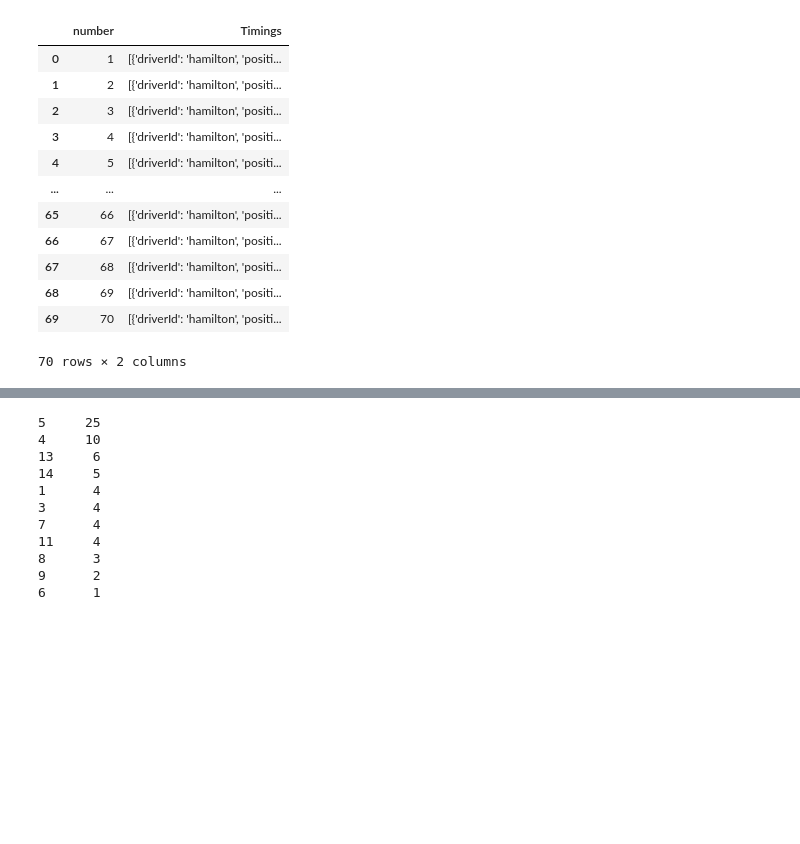
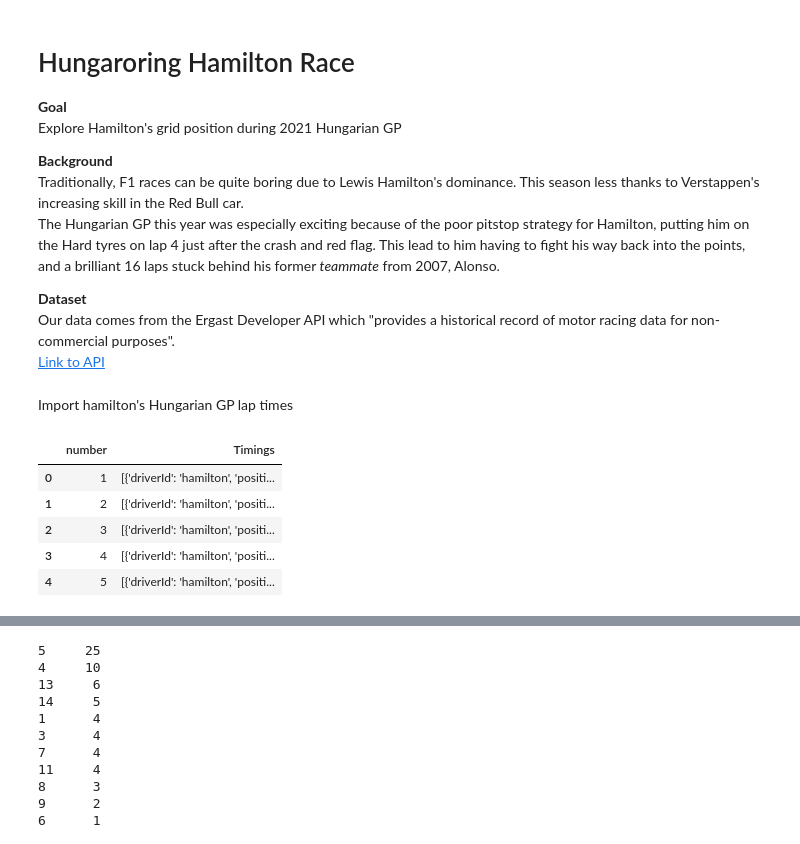
Before and after one commit to Daara-S/data-science, a Jupyter notebook: F1/Hungaroring Hamilton Race/Hungaroring Hamilton Race.ipynb, the cells around one changed output, grey strips where cells are left out. Cells and saved outputs as stored; diff of their text form; code cells hidden in the pictures; blank space fills up the shorter version.

Commit message:
Update Hungaroring Hamilton Race.ipynb
- Added text descriptions
- Cleaned up code
- reorganised cells

```diff
--- a/F1/Hungaroring Hamilton Race/Hungaroring Hamilton Race.ipynb
+++ b/F1/Hungaroring Hamilton Race/Hungaroring Hamilton Race.ipynb
@@ -1,10 +1,25 @@
+# %% [markdown]
+# Hungaroring Hamilton Race
+
+**Goal**
+Explore Hamilton's grid position during 2021 Hungarian GP
+
+**Background**
+Traditionally, F1 races can be quite boring due to Lewis Hamilton's dominance. This season less thanks to Verstappen's increasing skill in the Red Bull car.
+The Hungarian GP this year was especially exciting because of the poor pitstop strategy for Hamilton, putting him on the Hard tyres on lap 4 just after the crash and red flag. This lead to him having to fight his way back into the points, and a brilliant 16 laps stuck behind his former *teammate* from 2007, Alonso.
+
+**Dataset**
+Our data comes from the Ergast Developer API which "provides a historical record of motor racing data for non-commercial purposes".
+[Link to API](http://ergast.com/mrd/)
 # %%
 import pandas as pd
 import matplotlib.pyplot as plt
 %matplotlib inline
 import requests
+# %% [markdown]
+Import hamilton's Hungarian GP lap times
 # %%
-url = 'https://ergast.com/api/f1/current/last/drivers/hamilton/laps.json?limit=1000'
+url = 'https://ergast.com/api/f1/2021/11/drivers/hamilton/laps.json?limit=1000'
 
 r = requests.get(url)
 assert r.status_code == 200, 'Cannot connect to Ergast API'
@@ -12,18 +27,11 @@ assert r.status_code == 200, 'Cannot connect to Ergast API'
 drivers = r.json()
 result = pd.DataFrame(drivers["MRData"]["RaceTable"]['Races'][0]['Laps'])
 # %%
-result
+result.head()
 # %% [output]
 |  | number | Timings |
 | 0 | 1 | [{'driverId': 'hamilton', 'positi... |
 | 1 | 2 | [{'driverId': 'hamilton', 'positi... |
 | 2 | 3 | [{'driverId': 'hamilton', 'positi... |
 | 3 | 4 | [{'driverId': 'hamilton', 'positi... |
 | 4 | 5 | [{'driverId': 'hamilton', 'positi... |
-| ... | ... | ... |
-| 65 | 66 | [{'driverId': 'hamilton', 'positi... |
-| 66 | 67 | [{'driverId': 'hamilton', 'positi... |
-| 67 | 68 | [{'driverId': 'hamilton', 'positi... |
-| 68 | 69 | [{'driverId': 'hamilton', 'positi... |
-| 69 | 70 | [{'driverId': 'hamilton', 'positi... |
-70 rows × 2 columns
```
Also changed, not shown: parts of 20 cells of this notebook.
